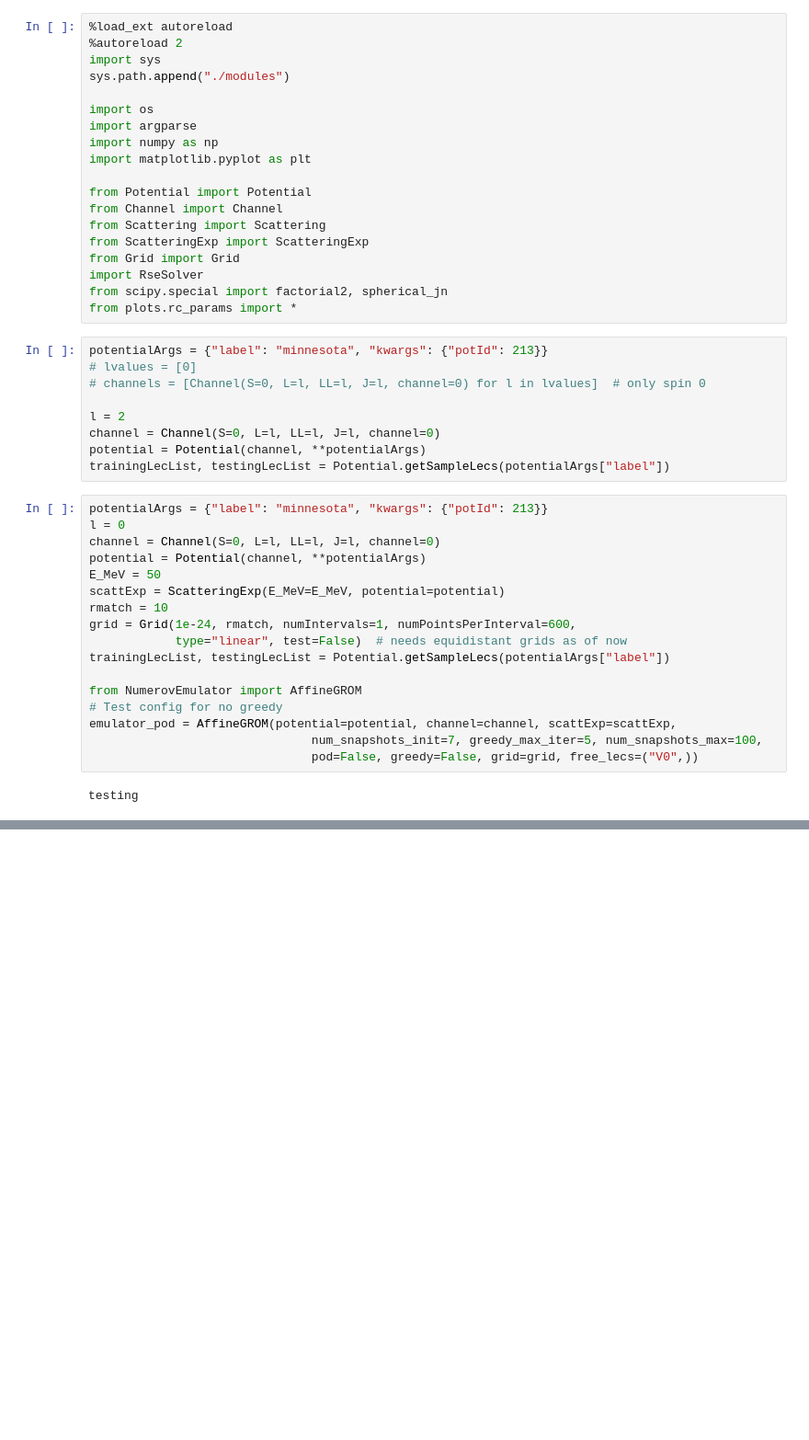
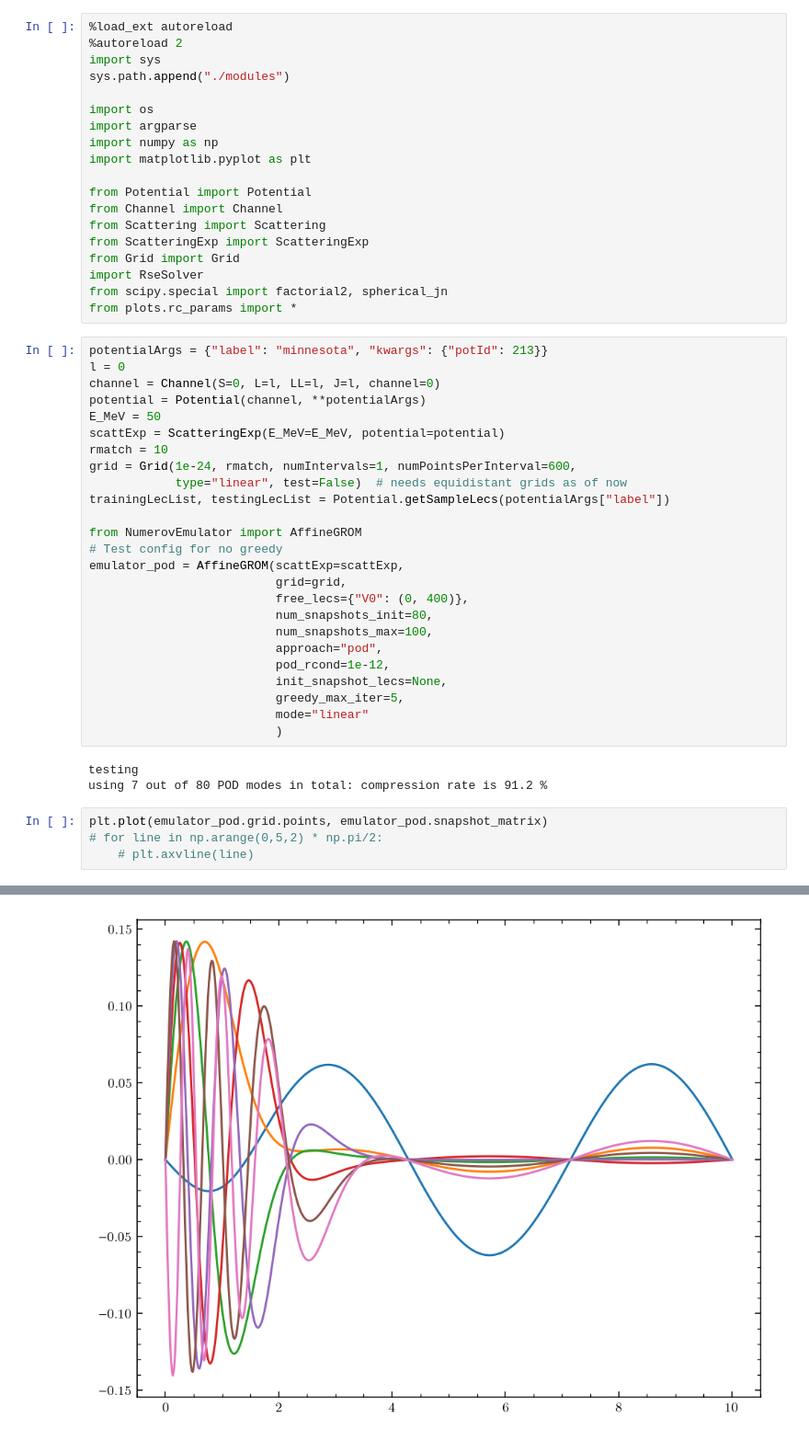
Before and after one commit to buqeye/cs_greedy_emulator, a Jupyter notebook: figures.ipynb, the cells around one changed output, grey strips where cells are left out. Shown: that part at 92% size. Cells and saved outputs as stored; diff of their text form; blank space fills up the shorter version.

Commit message:
updates emulator

```diff
--- a/figures.ipynb
+++ b/figures.ipynb
@@ -17,15 +17,6 @@ from Grid import Grid
 import RseSolver
 from scipy.special import factorial2, spherical_jn
 from plots.rc_params import *
-# %%
-potentialArgs = {"label": "minnesota", "kwargs": {"potId": 213}}
-# lvalues = [0]
-# channels = [Channel(S=0, L=l, LL=l, J=l, channel=0) for l in lvalues]  # only spin 0
-
-l = 2
-channel = Channel(S=0, L=l, LL=l, J=l, channel=0)
-potential = Potential(channel, **potentialArgs)
-trainingLecList, testingLecList = Potential.getSampleLecs(potentialArgs["label"])
 # %%
 potentialArgs = {"label": "minnesota", "kwargs": {"potId": 213}}
 l = 0
@@ -40,8 +31,22 @@ trainingLecList, testingLecList = Potential.getSampleLecs(potentialArgs["label"]
 
 from NumerovEmulator import AffineGROM
 # Test config for no greedy
-emulator_pod = AffineGROM(potential=potential, channel=channel, scattExp=scattExp,
-                               num_snapshots_init=7, greedy_max_iter=5, num_snapshots_max=100,
-                               pod=False, greedy=False, grid=grid, free_lecs=("V0",))
+emulator_pod = AffineGROM(scattExp=scattExp,
+                          grid=grid,
+                          free_lecs={"V0": (0, 400)},
+                          num_snapshots_init=80,
+                          num_snapshots_max=100,
+                          approach="pod",
+                          pod_rcond=1e-12,
+                          init_snapshot_lecs=None,
+                          greedy_max_iter=5,
+                          mode="linear"
+                          )
 # %% [output]
 testing
+using 7 out of 80 POD modes in total: compression rate is 91.2 %
+# %%
+plt.plot(emulator_pod.grid.points, emulator_pod.snapshot_matrix)
+# for line in np.arange(0,5,2) * np.pi/2:
+    # plt.axvline(line)
+# %% [output]
@@ -47,0 +60 @@ testing
+[figure, added]
```
Also changed, not shown: parts of 6 cells of this notebook, 4 other files.
